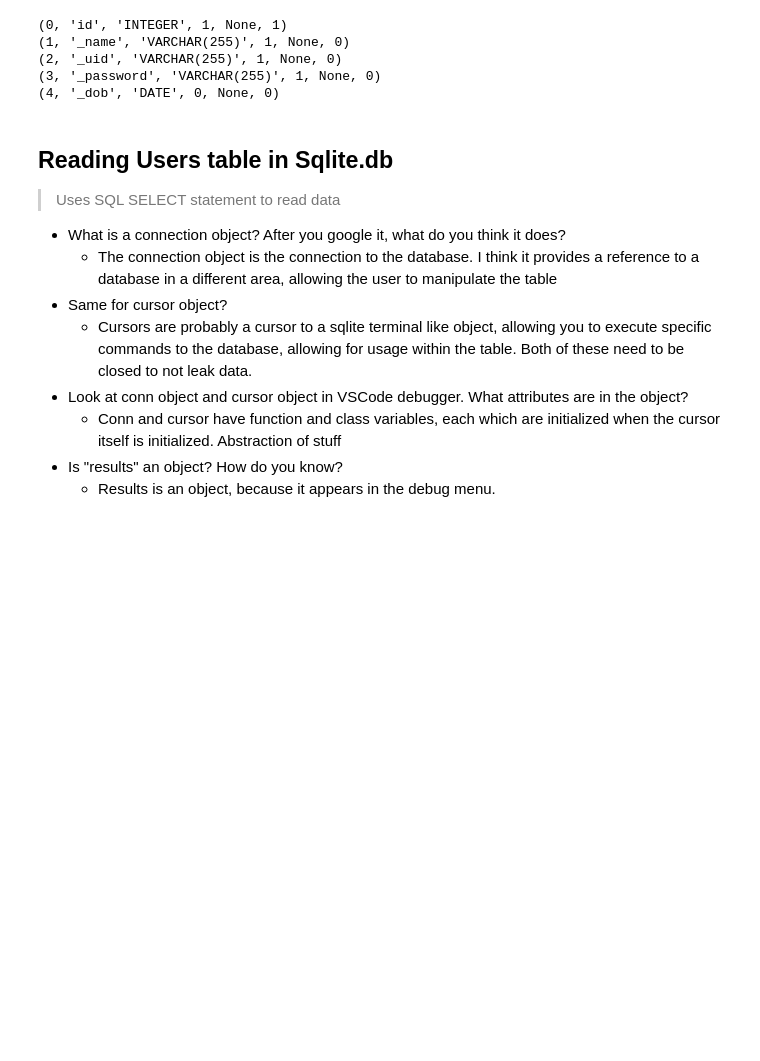
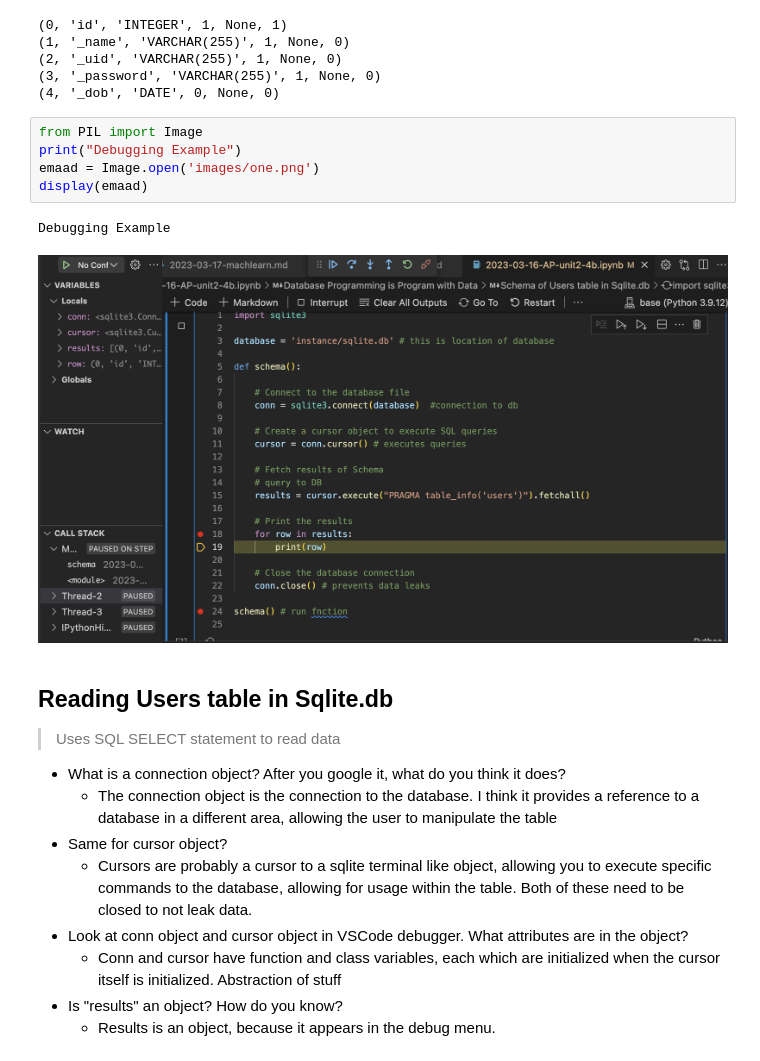
Before and after one commit to nVarap/blog, a Jupyter notebook: _notebooks/2023-03-16-AP-unit2-4b.ipynb, the cells around one changed output. Cells and saved outputs as stored; diff of their text form; blank space fills up the shorter version.

```diff
--- a/_notebooks/2023-03-16-AP-unit2-4b.ipynb
+++ b/_notebooks/2023-03-16-AP-unit2-4b.ipynb
@@ -57,6 +57,14 @@ schema() # run fnction
 (2, '_uid', 'VARCHAR(255)', 1, None, 0)
 (3, '_password', 'VARCHAR(255)', 1, None, 0)
 (4, '_dob', 'DATE', 0, None, 0)
+# %%
+from PIL import Image
+print("Debugging Example")
+emaad = Image.open('images/one.png')
+display(emaad)
+# %% [output]
+Debugging Example
+[figure, added]
 # %% [markdown]
 ## Reading Users table in Sqlite.db
 > Uses SQL SELECT statement to read data
```
Also changed, not shown: parts of 8 cells of this notebook, 8 other files.
